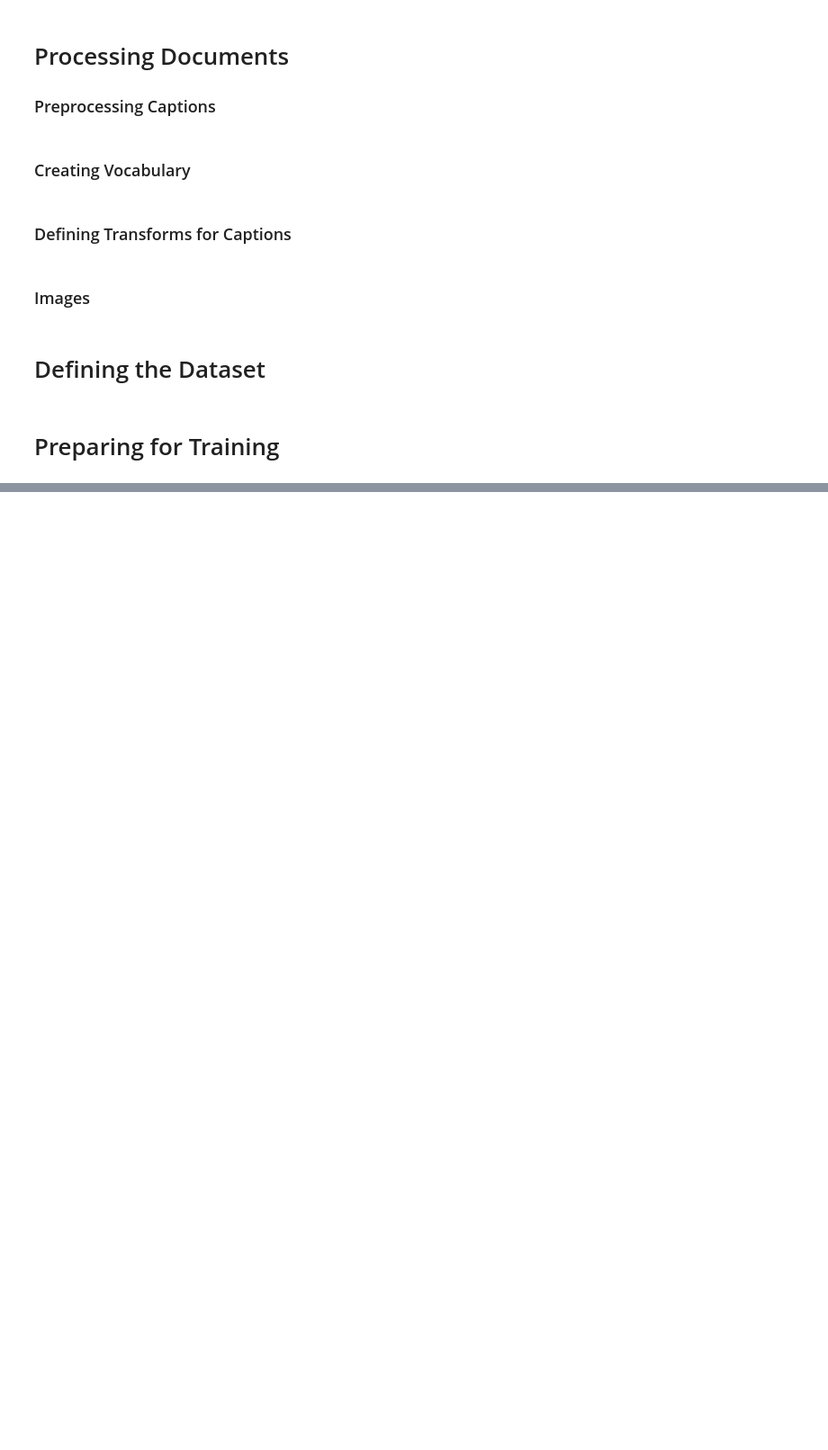
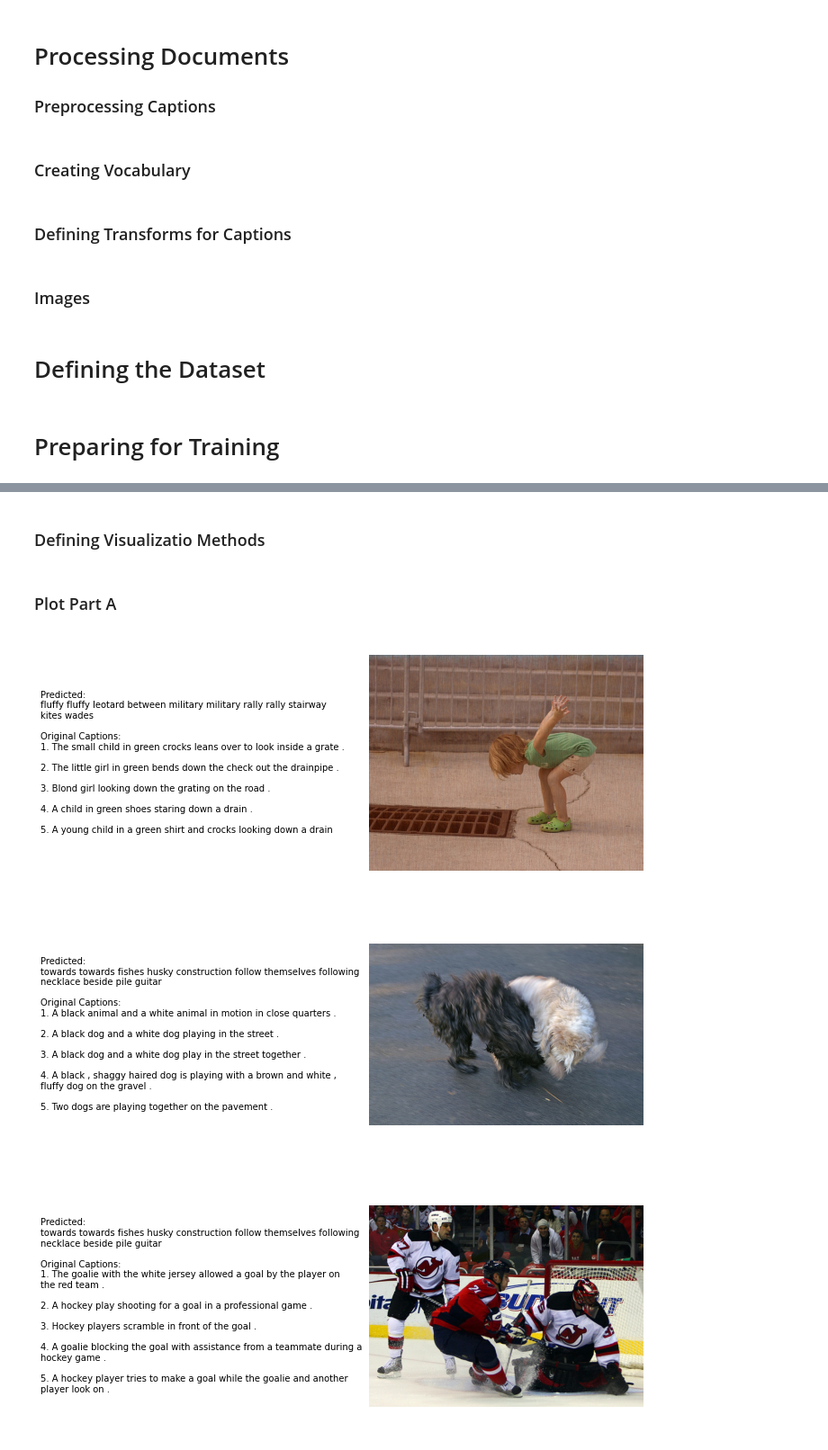
Before and after one commit to FeryET/DeepLearning_CA3, a Jupyter notebook: DL_CA7_Q1.ipynb, the cells around one changed output, grey strips where cells are left out. Shown at 90% size. Saved outputs shown, nothing was run; the diff lists cells and outputs as text; code cells hidden in the pictures; blank space fills up the shorter version.

```diff
--- a/DL_CA7_Q1.ipynb
+++ b/DL_CA7_Q1.ipynb
@@ -386,8 +404,8 @@ test_length = int(TEST_SPLIT * len(dataset))
 train_length = len(dataset) - test_length
 train_dataset, test_dataset = random_split(dataset, [train_length, test_length])
 # %%
-train_batch_size = 32
-test_batch_size = 80
+train_batch_size = 64
+test_batch_size = 128
 
 train_loader = DataLoader(train_dataset, batch_size=train_batch_size, collate_fn=batch_transforms)
 test_loader = DataLoader(test_dataset, batch_size=test_batch_size, collate_fn=batch_transforms)
@@ -397,8 +417,9 @@ test_loader = DataLoader(test_dataset, batch_size=test_batch_size, collate_fn=ba
 model = FlickrNet(
     vocab_size=len(vocab),
     embedding_dim=EMBEDDING_DIM,
-    hidden_size=EMBEDDING_DIM,
+    hidden_size=LSTM_HIDDEN_SIZE,
     padding_idx=vocab[PAD_TOKEN],
+    start_token_index=vocab[START_TOKEN],
     end_token_index=vocab[END_TOKEN],
     unk_token_index=vocab[UNK_TOKEN],
     bidirectional=False,
@@ -408,7 +429,7 @@ model = FlickrNet(
 
 loss_function = nn.CrossEntropyLoss(reduction='mean').cuda()
 
-optimizer = torch.optim.Adam(model.parameters(), lr=10e-5,weight_decay=10e-5)
+optimizer = torch.optim.Adam(model.parameters(), lr=10e-3,weight_decay=10e-3)
 # %%
 # Set the tqdm text color to white.
 
@@ -424,4 +445,4 @@ def set_css_in_cell_output():
 
 get_ipython().events.register('pre_run_cell', set_css_in_cell_output)
 # %%
-train_info = train(model, optimizer, loss_function, train_loader, max_epochs=50)
+part_a_info = train(model, optimizer, loss_function, train_loader, max_epochs=100)
@@ -489,0 +449,4 @@ TypeError: ignored
+# %% [markdown]
+### Defining Visualizatio Methods
+# %%
+test_indices = np.random.choice(np.arange(len(test_dataset)), size=(3,))
@@ -489,0 +509,12 @@ TypeError: ignored
+# %% [markdown]
+### Plot Part A
+# %%
+part_a_path = "part_a_result"
+if not os.path.isdir(part_a_path):
+  os.mkdir(part_a_path)
+
+visualize_model(model, part_a_path, part_a_info)
+# %% [output]
+[figure, added]
+[figure, added]
+[figure, added]
```
Also changed, not shown: parts of 28 cells of this notebook.
